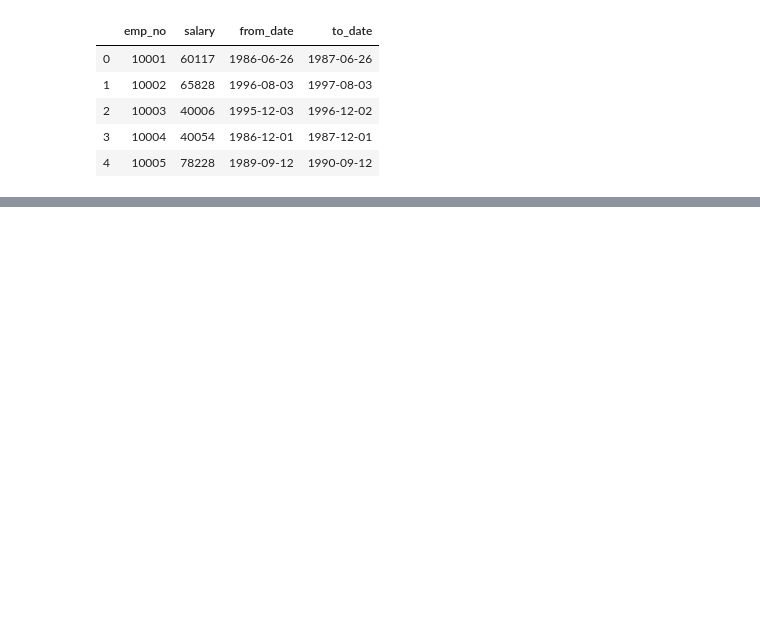
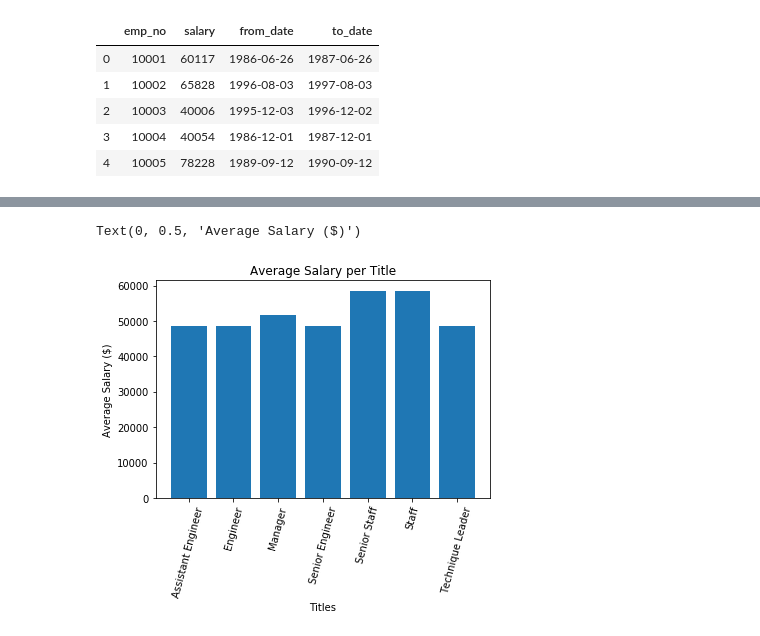
Before and after one commit to Lpwestlake/SQL-Challenge, a Jupyter notebook: EmployeeSQL/sql_panda.ipynb, the cells around one changed output, grey strips where cells are left out. Cells and saved outputs as stored; diff of their text form; code cells hidden in the pictures; blank space fills up the shorter version.

```diff
--- a/EmployeeSQL/sql_panda.ipynb
+++ b/EmployeeSQL/sql_panda.ipynb
@@ -21,0 +35,8 @@ salaries.head()
+# %%
+# read in title and salaries using read_sql method
+
+title_salary = pd.read_sql("SELECT t.title, s.emp_no, s.salary\
+                           FROM titles AS t\
+                           JOIN salaries AS s\
+                           ON (t.emp_no = s.emp_no)", conn)
+title_salary.head()
@@ -21,0 +50,5 @@ salaries.head()
+# %%
+# create dataFrame the average salary for each title.
+avg_salary_df = pd.DataFrame(title_salary.groupby(["title"]).mean()["salary"]).reset_index()
+
+avg_salary_df
@@ -21,0 +64,10 @@ salaries.head()
+# %%
+# create bar chart
+plt.bar(np.arange(len(avg_salary_df)), avg_salary_df.salary, align = "center")
+plt.xticks([x for x in np.arange(len(avg_salary_df))], avg_salary_df["title"], rotation = 75)
+plt.title("Average Salary per Title")
+plt.xlabel("Titles")
+plt.ylabel("Average Salary ($)")
+# %% [output]
+Text(0, 0.5, 'Average Salary ($)')
+[figure, added]
```
Also changed, not shown: parts of 7 cells of this notebook, 2 other files.
